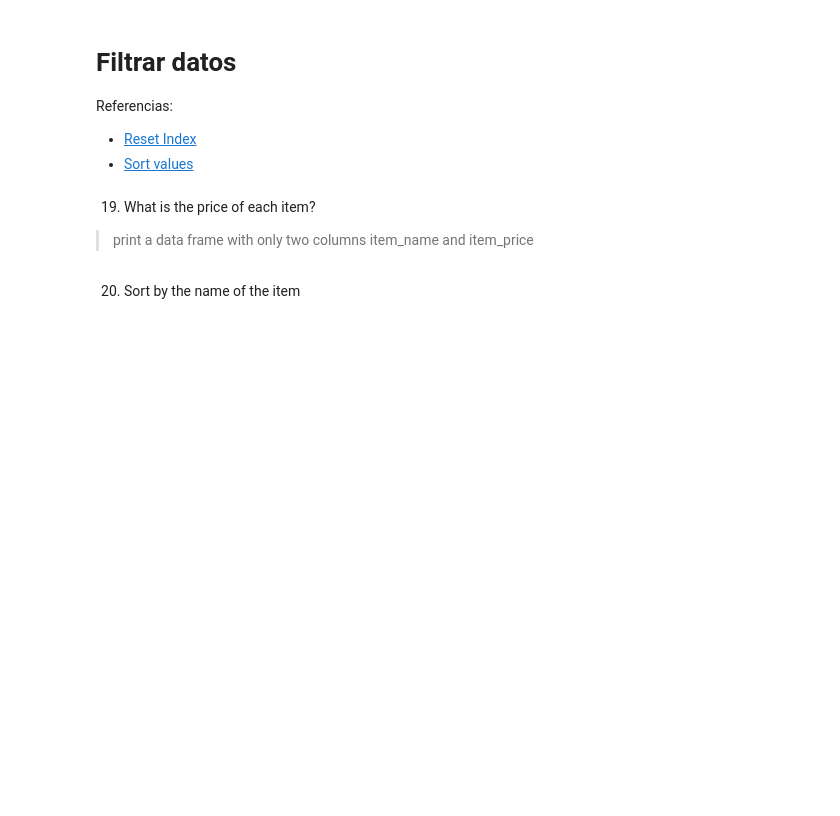
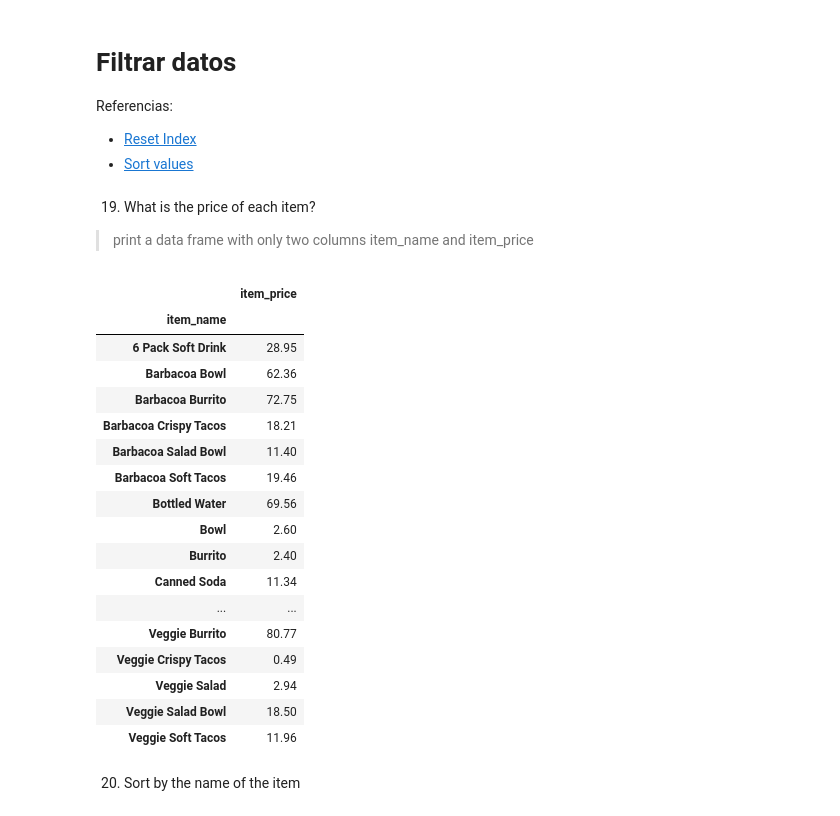
Before and after one commit to manoloacademia/CEIA_Analisis_de_datos, a Jupyter notebook: clase_1/practicas/AdA_02_Pandas_Basics.ipynb, the cells around one changed output. Cells and saved outputs as stored; diff of their text form; code cells hidden in the pictures; blank space fills up the shorter version.

```diff
--- a/clase_1/practicas/AdA_02_Pandas_Basics.ipynb
+++ b/clase_1/practicas/AdA_02_Pandas_Basics.ipynb
@@ -289,5 +314,27 @@ Referencias:
 # %% [markdown]
 19. What is the price of each item?
 > print a data frame with only two columns item_name and item_price
+# %%
+each_price = pd.DataFrame(chipo.groupby('item_name').sum().item_price)
+each_price
+# %% [output]
+|  | item_price |
+| item_name |  |
+| 6 Pack Soft Drink | 28.95 |
+| Barbacoa Bowl | 62.36 |
+| Barbacoa Burrito | 72.75 |
+| Barbacoa Crispy Tacos | 18.21 |
+| Barbacoa Salad Bowl | 11.40 |
+| Barbacoa Soft Tacos | 19.46 |
+| Bottled Water | 69.56 |
+| Bowl | 2.60 |
+| Burrito | 2.40 |
+| Canned Soda | 11.34 |
+| ... | ... |
+| Veggie Burrito | 80.77 |
+| Veggie Crispy Tacos | 0.49 |
+| Veggie Salad | 2.94 |
+| Veggie Salad Bowl | 18.50 |
+| Veggie Soft Tacos | 11.96 |
 # %% [markdown]
 20. Sort by the name of the item
```
Also changed, not shown: parts of 4 cells of this notebook.
